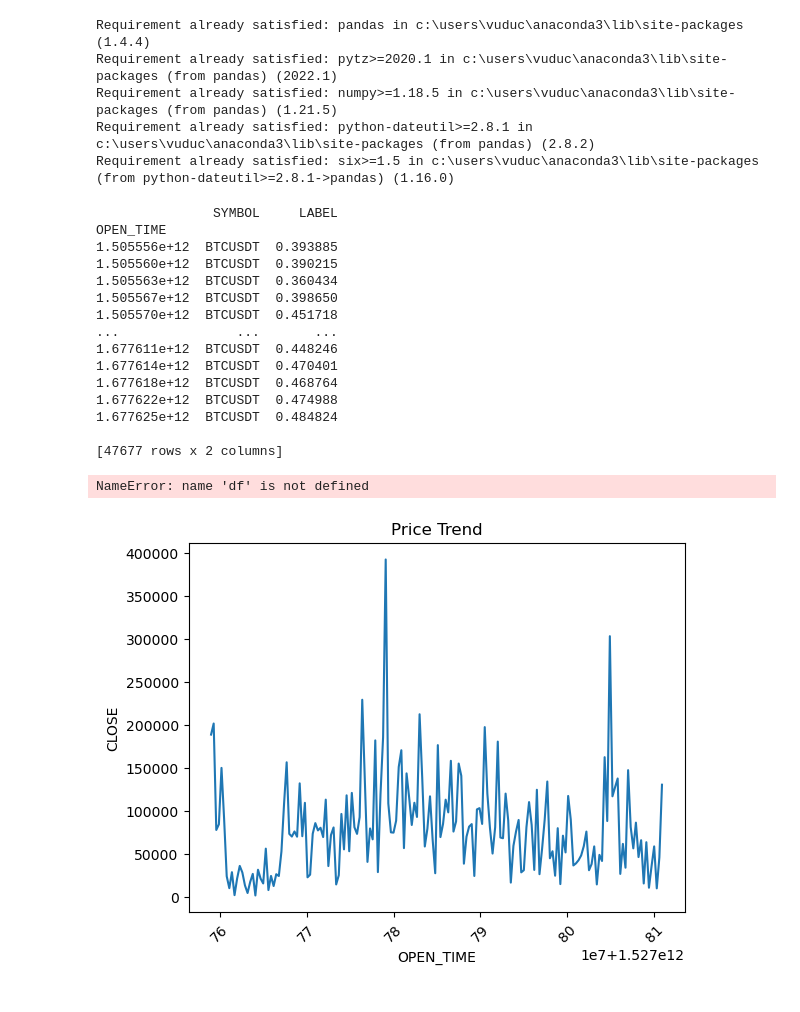
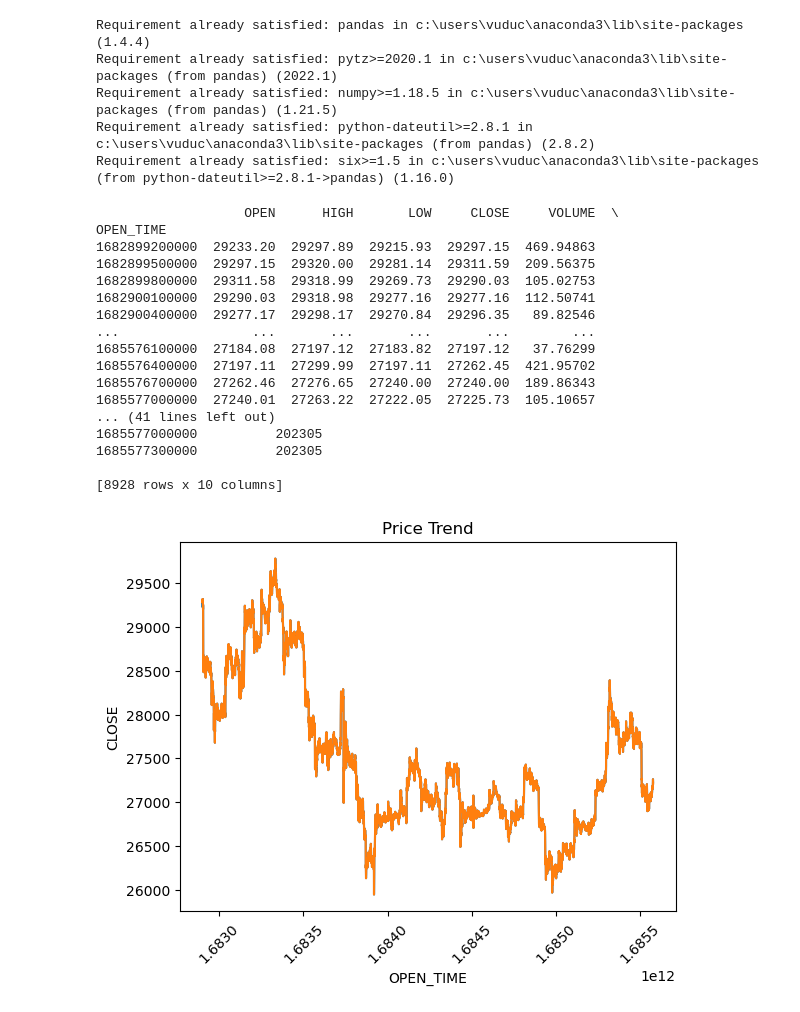
Before and after one commit to da0ran9e/NestQuant, a Jupyter notebook: pandasReader.ipynb, the cells around one changed output. Cells and saved outputs as stored; diff of their text form; code cells hidden in the pictures.

```diff
--- a/pandasReader.ipynb
+++ b/pandasReader.ipynb
@@ -10,39 +10,37 @@ Requirement already satisfied: six>=1.5 in c:\users\vuduc\anaconda3\lib\site-pac
 import pandas as pd
 import matplotlib.pyplot as plt
 
-df = pd.read_parquet('.\data\Label\LABEL_BTCUSDT\SYMBOL=BTCUSDT.parquet')
+df = pd.read_parquet('.\data\Crypto\BTCUSDT\YEAR_AND_MONTH=202305.parquet')
 # %%
 print(df)
 # %% [output]
-               SYMBOL     LABEL
+                   OPEN      HIGH       LOW     CLOSE     VOLUME  \
 OPEN_TIME
-1.505556e+12  BTCUSDT  0.393885
-1.505560e+12  BTCUSDT  0.390215
-1.505563e+12  BTCUSDT  0.360434
-1.505567e+12  BTCUSDT  0.398650
-1.505570e+12  BTCUSDT  0.451718
-...               ...       ...
-1.677611e+12  BTCUSDT  0.448246
-1.677614e+12  BTCUSDT  0.470401
-1.677618e+12  BTCUSDT  0.468764
-1.677622e+12  BTCUSDT  0.474988
-1.677625e+12  BTCUSDT  0.484824
+1682899200000  29233.20  29297.89  29215.93  29297.15  469.94863
+1682899500000  29297.15  29320.00  29281.14  29311.59  209.56375
+1682899800000  29311.58  29318.99  29269.73  29290.03  105.02753
+1682900100000  29290.03  29318.98  29277.16  29277.16  112.50741
+1682900400000  29277.17  29298.17  29270.84  29296.35   89.82546
+...                 ...       ...       ...       ...        ...
+1685576100000  27184.08  27197.12  27183.82  27197.12   37.76299
+1685576400000  27197.11  27299.99  27197.11  27262.45  421.95702
+1685576700000  27262.46  27276.65  27240.00  27240.00  189.86343
+1685577000000  27240.01  27263.22  27222.05  27225.73  105.10657
+... (41 lines left out)
+1685577000000          202305
+1685577300000          202305
 
-[47677 rows x 2 columns]
+[8928 rows x 10 columns]
-# %%
-keys = list(df)
-print(keys)
-# %% [output]
-NameError: name 'df' is not defined
 # %%
 import matplotlib.pyplot as plt
 
 # Vẽ biểu đồ đường
-plt.plot(df.index, df['VOLUME'])
+plt.plot(df.index, df['OPEN'])
+plt.plot(df.index, df['CLOSE'])
 plt.xlabel('OPEN_TIME')
 plt.ylabel('CLOSE')
 plt.title('Price Trend')
 plt.xticks(rotation=45)
 plt.show()
 # %% [output]
-[figure, old version]
+[figure, new version]
```
Also changed, not shown: parts of 2 cells of this notebook.
